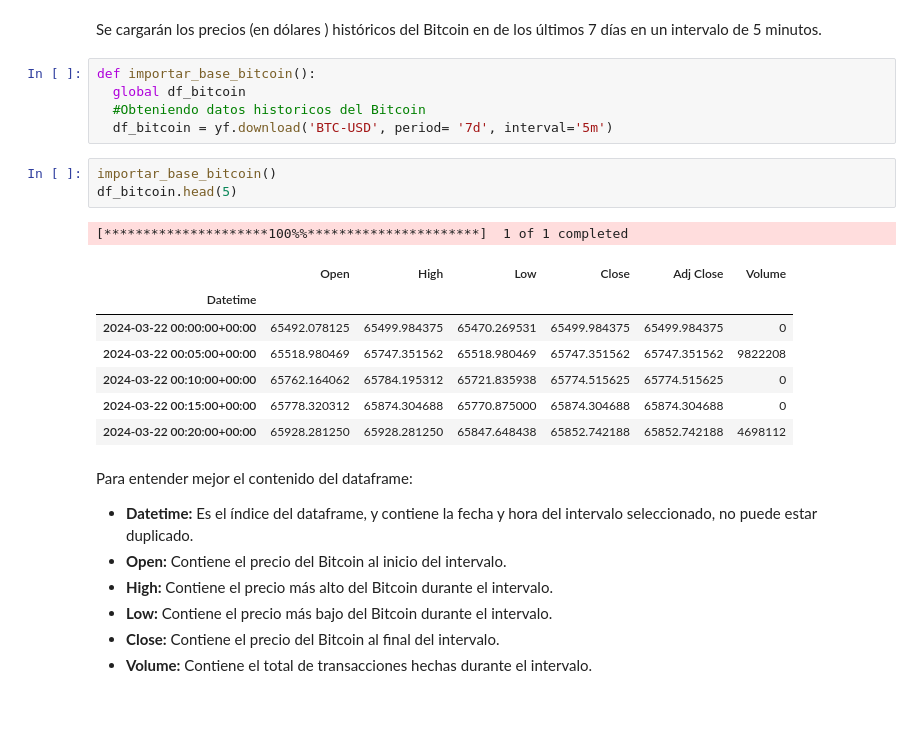
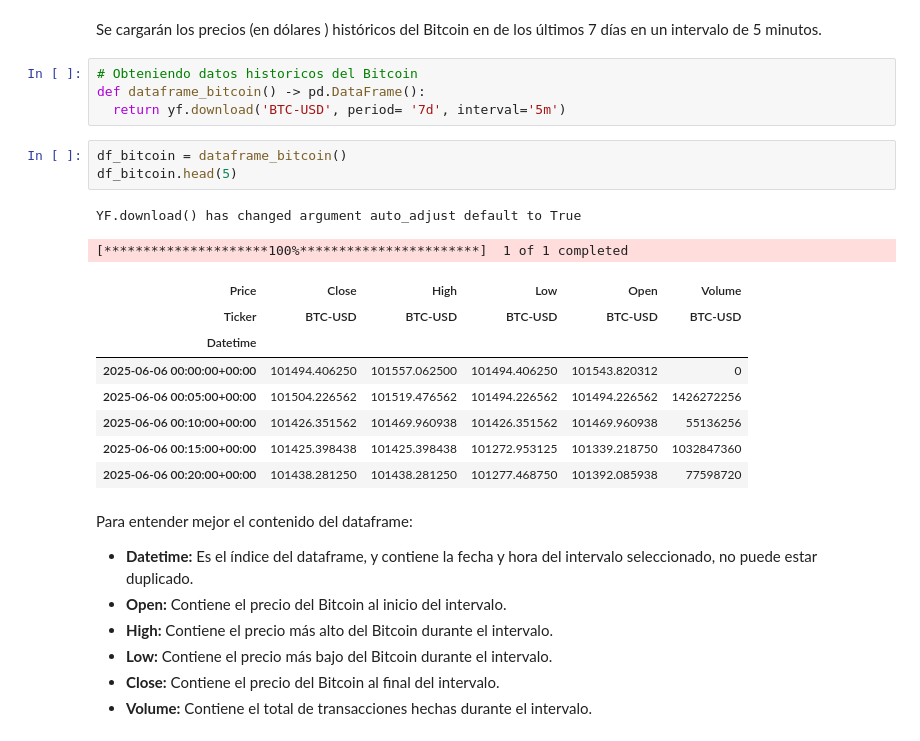
Before and after one commit to RicardxJMG/Simple-Robot-Trading, a Jupyter notebook: Robot_trading.ipynb, the cells around one changed output. Drawn from its saved outputs; the diff is of its cells as text; blank space fills up the shorter version.

```diff
--- a/Robot_trading.ipynb
+++ b/Robot_trading.ipynb
@@ -19,22 +17,23 @@ global df_bitcoin, precio_actual, tendencia, media_bitcoin,  algoritmo_decision
 # %% [markdown]
 Se cargarán los precios (en dólares ) históricos del Bitcoin en de los últimos 7 días en un intervalo de 5 minutos.
 # %%
-def importar_base_bitcoin():
-  global df_bitcoin
-  #Obteniendo datos historicos del Bitcoin
-  df_bitcoin = yf.download('BTC-USD', period= '7d', interval='5m')
+# Obteniendo datos historicos del Bitcoin
+def dataframe_bitcoin() -> pd.DataFrame():
+  return yf.download('BTC-USD', period= '7d', interval='5m')
 # %%
-importar_base_bitcoin()
+df_bitcoin = dataframe_bitcoin()
 df_bitcoin.head(5)
 # %% [output]
-[*********************100%%**********************]  1 of 1 completed
+YF.download() has changed argument auto_adjust default to True
+[*********************100%***********************]  1 of 1 completed
-|  | Open | High | Low | Close | Adj Close | Volume |
-| Datetime |  |  |  |  |  |  |
-| 2024-03-22 00:00:00+00:00 | 65492.078125 | 65499.984375 | 65470.269531 | 65499.984375 | 65499.984375 | 0 |
-| 2024-03-22 00:05:00+00:00 | 65518.980469 | 65747.351562 | 65518.980469 | 65747.351562 | 65747.351562 | 9822208 |
-| 2024-03-22 00:10:00+00:00 | 65762.164062 | 65784.195312 | 65721.835938 | 65774.515625 | 65774.515625 | 0 |
-| 2024-03-22 00:15:00+00:00 | 65778.320312 | 65874.304688 | 65770.875000 | 65874.304688 | 65874.304688 | 0 |
-| 2024-03-22 00:20:00+00:00 | 65928.281250 | 65928.281250 | 65847.648438 | 65852.742188 | 65852.742188 | 4698112 |
+| Price | Close | High | Low | Open | Volume |
+| Ticker | BTC-USD | BTC-USD | BTC-USD | BTC-USD | BTC-USD |
+| Datetime |  |  |  |  |  |
+| 2025-06-06 00:00:00+00:00 | 101494.406250 | 101557.062500 | 101494.406250 | 101543.820312 | 0 |
+| 2025-06-06 00:05:00+00:00 | 101504.226562 | 101519.476562 | 101494.226562 | 101494.226562 | 1426272256 |
+| 2025-06-06 00:10:00+00:00 | 101426.351562 | 101469.960938 | 101426.351562 | 101469.960938 | 55136256 |
+| 2025-06-06 00:15:00+00:00 | 101425.398438 | 101425.398438 | 101272.953125 | 101339.218750 | 1032847360 |
+| 2025-06-06 00:20:00+00:00 | 101438.281250 | 101438.281250 | 101277.468750 | 101392.085938 | 77598720 |
 # %% [markdown]
 Para entender mejor el contenido del dataframe:
 * **Datetime:** Es el índice del dataframe, y contiene la fecha y hora del intervalo seleccionado, no puede estar duplicado.
```
Also changed, not shown: parts of 27 cells of this notebook.
